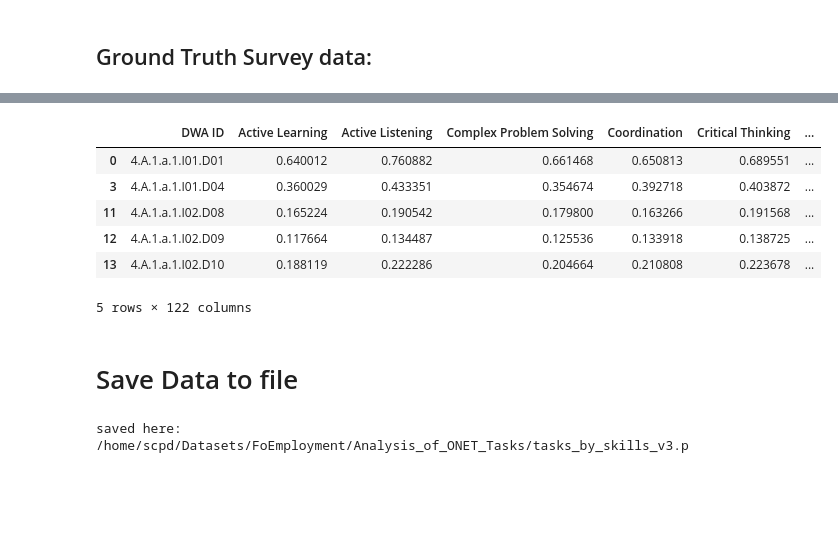
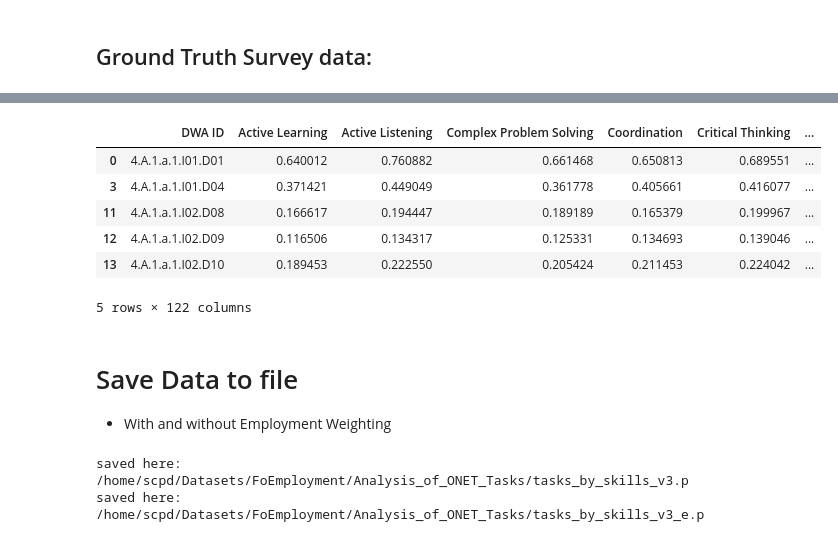
Before and after one commit to PDuckworth/FutureOf, a Jupyter notebook: FutureOfEmployment/skills_ability_vector_per_task.ipynb, the cells around one changed output, grey strips where cells are left out. Cells and saved outputs as stored; diff of their text form; code cells hidden in the pictures; blank space fills up the shorter version.

```diff
--- a/FutureOfEmployment/skills_ability_vector_per_task.ipynb
+++ b/FutureOfEmployment/skills_ability_vector_per_task.ipynb
@@ -128,0 +139,8 @@ df5.head()
+# %%
+# Use only the .00 Occupation codes:
+emp_data = pd.read_csv(os.path.join(datasets, 'ONET/employment_figures_including_doubles.csv'))
+employment_data = emp_data[emp_data['O*NET-SOC Code'].apply(lambda x: ".00" in x)]#['O*NET-SOC Code'].unique()
+
+df5 = pd.merge(df4, employment_data[["Employment", "O*NET-SOC Code"]],  how='right', left_on=['O*NET-SOC Code'], right_on = ['O*NET-SOC Code'])
+print df4.shape, " vs ", df5.shape
+df5.head()
@@ -129,3 +157,9 @@ df5.head()
+# %%
+emp_dwa = df5.groupby(['DWA ID']).sum().reset_index()[['DWA ID', 'Employment']]
+emp_dwa.rename(columns = {'Employment':'Employment per DWA Sum'}, inplace=True)
+
+df5_e = pd.merge(df5, emp_dwa,  how='left', left_on=['DWA ID'], right_on = ['DWA ID'])
+df5_e['Employment per DWA Norm'] = df5_e['Employment']/df5_e['Employment per DWA Sum']
 # %% [markdown]
 ## Skills by Occupations
 # %%
@@ -256,6 +303,6 @@ all_features.head()
 # %%
-cols = ['O*NET-SOC Code', 'DWA ID', 'Task IM Norm']
-df6 = pd.merge(df5[cols], all_features,  how='left', left_on=['O*NET-SOC Code'], right_on = ['O*NET-SOC Code'])
+cols = ['O*NET-SOC Code', 'DWA ID', 'Task IM Norm', 'Employment per DWA Norm']
+df6 = pd.merge(df5_e[cols], all_features,  how='left', left_on=['O*NET-SOC Code'], right_on = ['O*NET-SOC Code'])
 
 # df6[df6['DWA ID'] == '4.A.4.a.8.I03.D05']['Task IM Norm'].sum()  # Check the IM weights sum to 1 over DWAs
 print df6.shape
@@ -272,4 +319,5 @@ df6.head()
 # %%
 ## Weight each skills vector by the Task Importance:
 func = lambda x: np.asarray(x) * np.asarray(df6['Task IM Norm'])
-df7 = df6[df6.columns[3:]].apply(func)
+df7 = df6[df6.columns[4:]].apply(func)
+df7
@@ -386,32 +463,40 @@ Unique DWAs Annotated =  (314, 2)
 # %%
 cols = np.append(['DWA ID', 'DWA GT Rating'], all_features.columns[1:])
 
 X = data[data['DWA GT Rating'].notnull()]
 test = data[data['DWA GT Rating'].isnull()].reset_index()[cols]
 y = X['DWA GT Rating']
+X.head()
 
-## Uncomment to see training dataset:
-# X.head()
+X_e = data[data['DWA GT Rating'].notnull()]
+test_e = data[data['DWA GT Rating'].isnull()].reset_index()[cols]
+y_e = X['DWA GT Rating']
+X_e.head()
 # %% [output]
 |  | DWA ID | Active Learning | Active Listening | Complex Problem Solving | Coordination | Critical Thinking | ... |
 | 0 | 4.A.1.a.1.I01.D01 | 0.640012 | 0.760882 | 0.661468 | 0.650813 | 0.689551 | ... |
-| 3 | 4.A.1.a.1.I01.D04 | 0.360029 | 0.433351 | 0.354674 | 0.392718 | 0.403872 | ... |
-| 11 | 4.A.1.a.1.I02.D08 | 0.165224 | 0.190542 | 0.179800 | 0.163266 | 0.191568 | ... |
-| 12 | 4.A.1.a.1.I02.D09 | 0.117664 | 0.134487 | 0.125536 | 0.133918 | 0.138725 | ... |
-| 13 | 4.A.1.a.1.I02.D10 | 0.188119 | 0.222286 | 0.204664 | 0.210808 | 0.223678 | ... |
+| 3 | 4.A.1.a.1.I01.D04 | 0.371421 | 0.449049 | 0.361778 | 0.405661 | 0.416077 | ... |
+| 11 | 4.A.1.a.1.I02.D08 | 0.166617 | 0.194447 | 0.189189 | 0.165379 | 0.199967 | ... |
+| 12 | 4.A.1.a.1.I02.D09 | 0.116506 | 0.134317 | 0.125331 | 0.134693 | 0.139046 | ... |
+| 13 | 4.A.1.a.1.I02.D10 | 0.189453 | 0.222550 | 0.205424 | 0.211453 | 0.224042 | ... |
 5 rows × 122 columns
 # %% [markdown]
 # Save Data to file
+
+- With and without Employment Weighting
 # %%
 ## Uncomment to pickle somewhere:
 
-# save_this = (X, test, y)
-# file_name = 'tasks_by_skills_v3.p'
-# path = os.path.join(datasets, 'FoEmployment/Analysis_of_ONET_Tasks', file_name)
-# f = open(path, "w")
+save_this = (X, test, y)
+save_this_e = (X_e, test_e, y_e)
 
-# pickle.dump(save_this, f)
-# f.close()
-# print "saved here: %s " % path
+for file_name in ['tasks_by_skills_v3.p', 'tasks_by_skills_v3_e.p']:
+
+    path = os.path.join(datasets, 'FoEmployment/Analysis_of_ONET_Tasks', file_name)
+    f = open(path, "w")
+    pickle.dump(save_this, f)
+    f.close()
+    print "saved here: %s " % path
 # %% [output]
 saved here: /home/scpd/Datasets/FoEmployment/Analysis_of_ONET_Tasks/tasks_by_skills_v3.p
+saved here: /home/scpd/Datasets/FoEmployment/Analysis_of_ONET_Tasks/tasks_by_skills_v3_e.p
```
Also changed, not shown: parts of 15 cells of this notebook, 1 other file.
